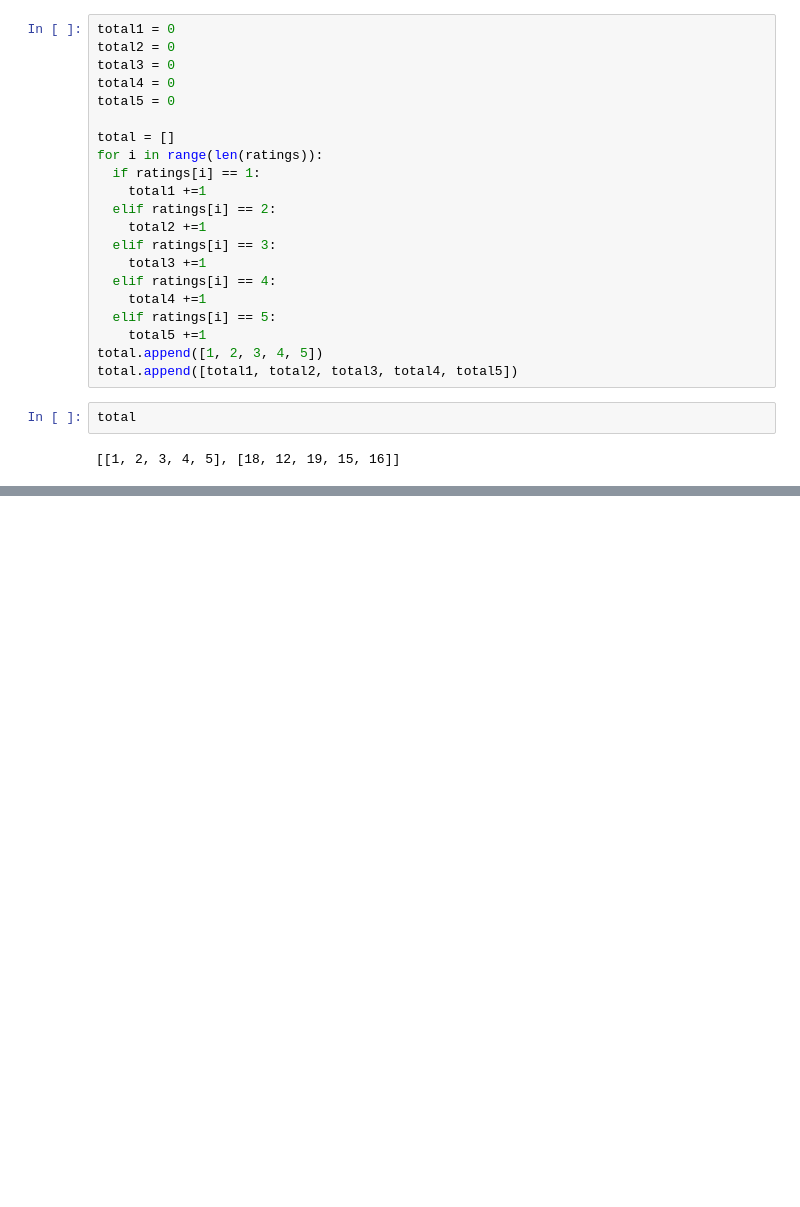
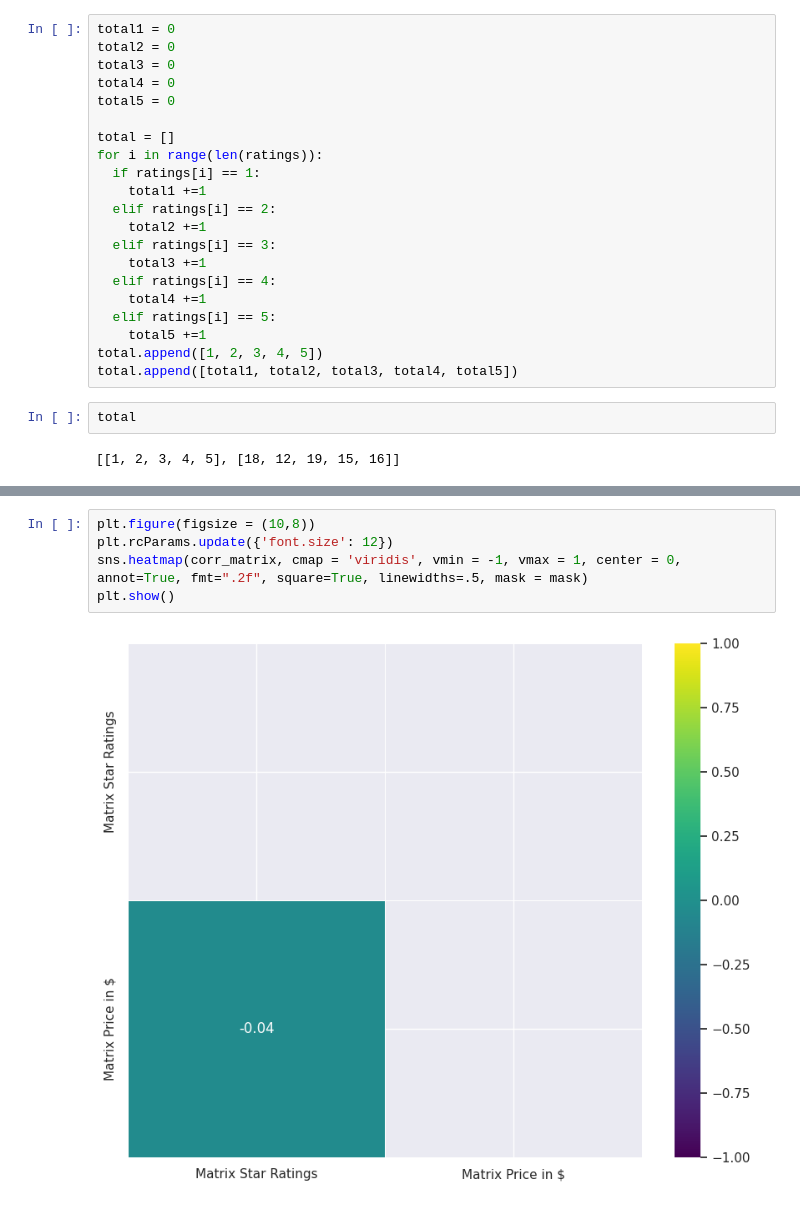
Before and after one commit to subhashreegre/Web-Scraping-, a Jupyter notebook: Web_Scraping_with_bs4.ipynb, the cells around one changed output, grey strips where cells are left out. Drawn from its saved outputs; the diff is of its cells as text; blank space fills up the shorter version.

```diff
--- a/Web_Scraping_with_bs4.ipynb
+++ b/Web_Scraping_with_bs4.ipynb
@@ -315,0 +335,7 @@ plt.show()
+# %%
+plt.figure(figsize = (10,8))
+plt.rcParams.update({'font.size': 12})
+sns.heatmap(corr_matrix, cmap = 'viridis', vmin = -1, vmax = 1, center = 0, annot=True, fmt=".2f", square=True, linewidths=.5, mask = mask)
+plt.show()
+# %% [output]
+[figure, added]
```
Also changed, not shown: parts of 10 cells of this notebook.
